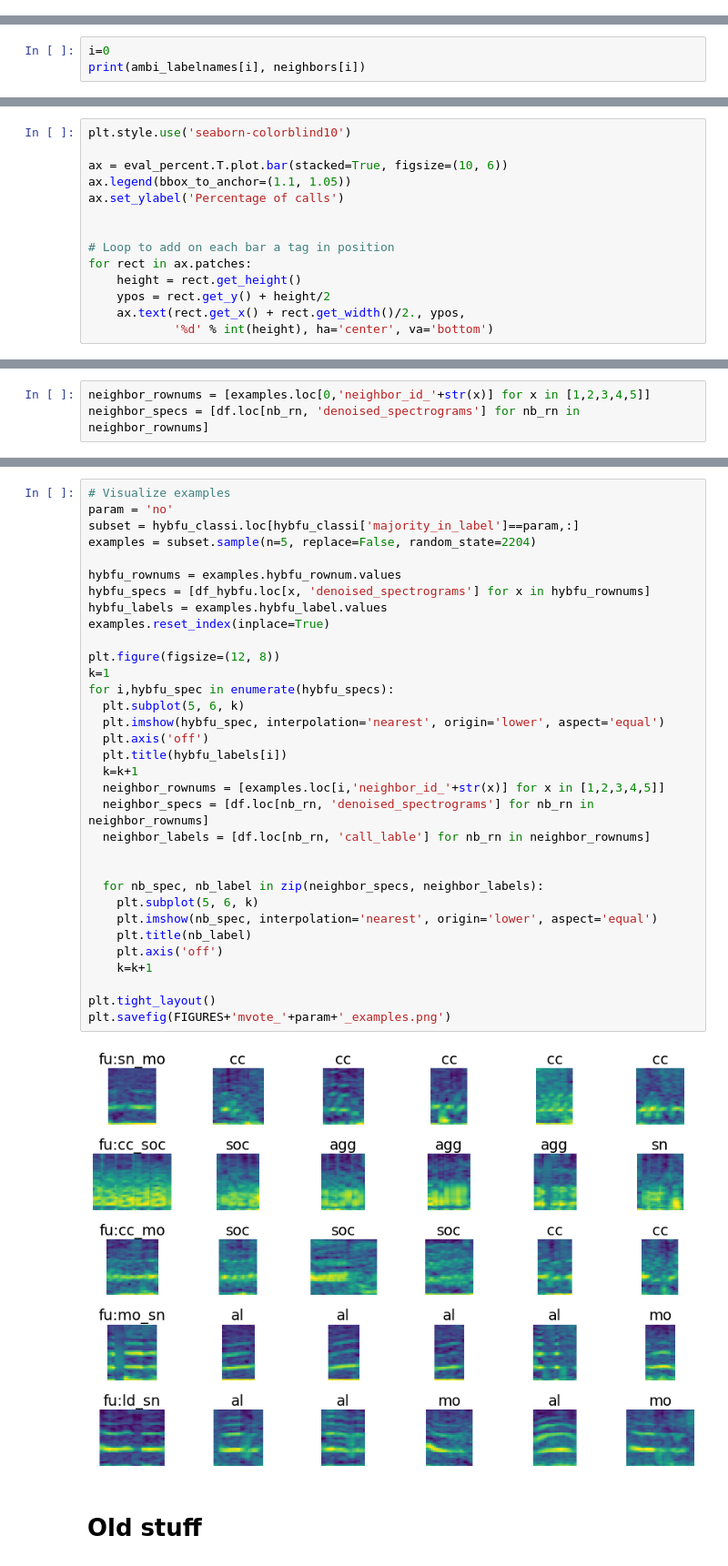
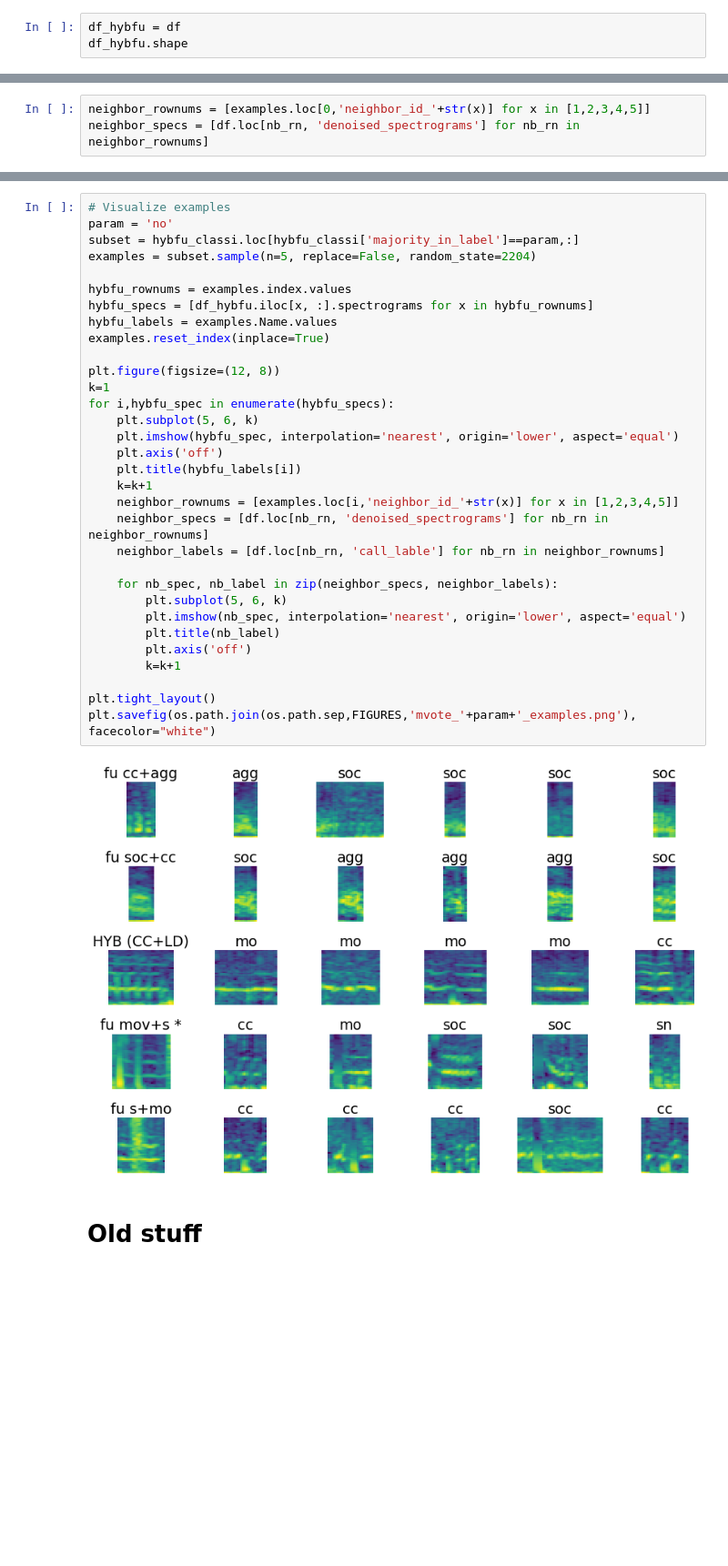
Before and after one commit to marathomas/meerkat_umap, a Jupyter notebook: notebooks/06_meerkat_hyb_fu.ipynb, the cells around one changed output, grey strips where cells are left out. Shown at 91% size. Drawn from its saved outputs; the diff is of its cells as text; blank space fills up the shorter version.

```diff
--- a/notebooks/06_meerkat_hyb_fu.ipynb
+++ b/notebooks/06_meerkat_hyb_fu.ipynb
@@ -377,0 +121,3 @@ df_hybfu = df.loc[df['call_lable']=='fu/hyb',:]
+# %%
+df_hybfu = df
+df_hybfu.shape
@@ -577,3 +323,0 @@ hybfu_classi_old = hybfu_classi
-# %%
-i=0
-print(ambi_labelnames[i], neighbors[i])
@@ -1634,14 +1313,0 @@ hybfu_classi.loc[hybfu_classi['in_majority']=='tie',:]
-# %%
-plt.style.use('seaborn-colorblind10')
-
-ax = eval_percent.T.plot.bar(stacked=True, figsize=(10, 6))
-ax.legend(bbox_to_anchor=(1.1, 1.05))
-ax.set_ylabel('Percentage of calls')
-
-
-# Loop to add on each bar a tag in position
-for rect in ax.patches:
-    height = rect.get_height()
-    ypos = rect.get_y() + height/2
-    ax.text(rect.get_x() + rect.get_width()/2., ypos,
-            '%d' % int(height), ha='center', va='bottom')
@@ -1700,38 +1396,37 @@ neighbor_specs = [df.loc[nb_rn, 'denoised_spectrograms'] for nb_rn in neighbor_r
 # %%
 # Visualize examples
 param = 'no'
 subset = hybfu_classi.loc[hybfu_classi['majority_in_label']==param,:]
 examples = subset.sample(n=5, replace=False, random_state=2204)
 
-hybfu_rownums = examples.hybfu_rownum.values
-hybfu_specs = [df_hybfu.loc[x, 'denoised_spectrograms'] for x in hybfu_rownums]
-hybfu_labels = examples.hybfu_label.values
+hybfu_rownums = examples.index.values
+hybfu_specs = [df_hybfu.iloc[x, :].spectrograms for x in hybfu_rownums]
+hybfu_labels = examples.Name.values
 examples.reset_index(inplace=True)
 
 plt.figure(figsize=(12, 8))
 k=1
 for i,hybfu_spec in enumerate(hybfu_specs):
-  plt.subplot(5, 6, k)
-  plt.imshow(hybfu_spec, interpolation='nearest', origin='lower', aspect='equal')
-  plt.axis('off')
-  plt.title(hybfu_labels[i])
-  k=k+1
-  neighbor_rownums = [examples.loc[i,'neighbor_id_'+str(x)] for x in [1,2,3,4,5]]
-  neighbor_specs = [df.loc[nb_rn, 'denoised_spectrograms'] for nb_rn in neighbor_rownums]
-  neighbor_labels = [df.loc[nb_rn, 'call_lable'] for nb_rn in neighbor_rownums]
+    plt.subplot(5, 6, k)
+    plt.imshow(hybfu_spec, interpolation='nearest', origin='lower', aspect='equal')
+    plt.axis('off')
+    plt.title(hybfu_labels[i])
+    k=k+1
+    neighbor_rownums = [examples.loc[i,'neighbor_id_'+str(x)] for x in [1,2,3,4,5]]
+    neighbor_specs = [df.loc[nb_rn, 'denoised_spectrograms'] for nb_rn in neighbor_rownums]
+    neighbor_labels = [df.loc[nb_rn, 'call_lable'] for nb_rn in neighbor_rownums]
 
-
-  for nb_spec, nb_label in zip(neighbor_specs, neighbor_labels):
-    plt.subplot(5, 6, k)
-    plt.imshow(nb_spec, interpolation='nearest', origin='lower', aspect='equal')
-    plt.title(nb_label)
-    plt.axis('off')
-    k=k+1
+    for nb_spec, nb_label in zip(neighbor_specs, neighbor_labels):
+        plt.subplot(5, 6, k)
+        plt.imshow(nb_spec, interpolation='nearest', origin='lower', aspect='equal')
+        plt.title(nb_label)
+        plt.axis('off')
+        k=k+1
 
 plt.tight_layout()
-plt.savefig(FIGURES+'mvote_'+param+'_examples.png')
+plt.savefig(os.path.join(os.path.sep,FIGURES,'mvote_'+param+'_examples.png'), facecolor="white")
 # %% [output]
-[figure, old version]
+[figure, new version]
 # %% [markdown]
 # Old stuff
 # %%
```
Also changed, not shown: parts of 133 cells of this notebook, 20 other files.
